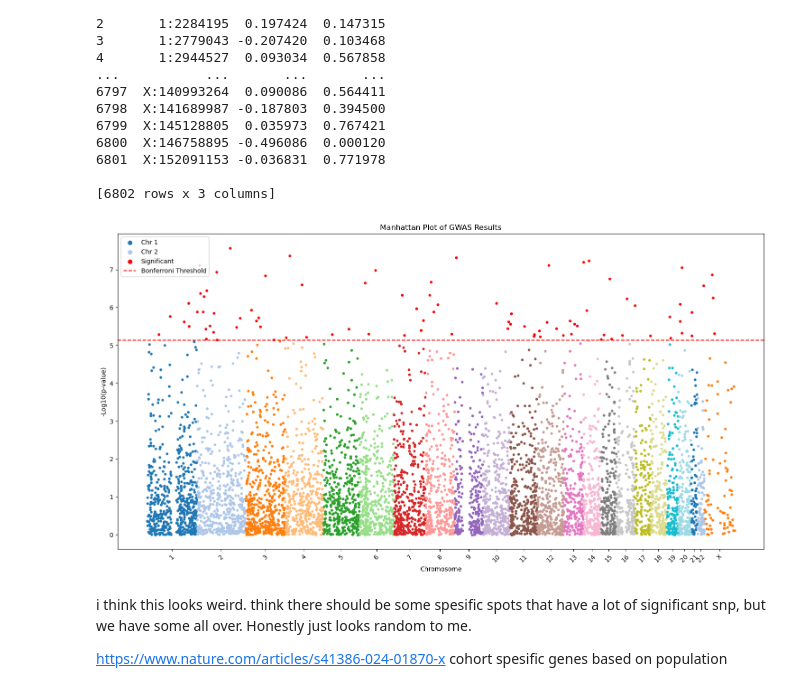
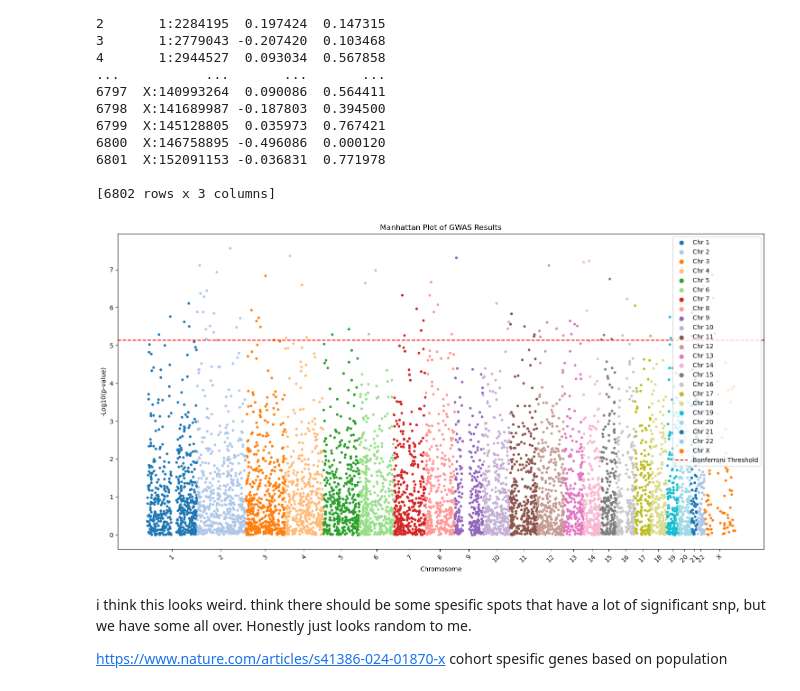
Before and after one commit to julsofpet/caffine_GWAS, a Jupyter notebook: analysis.ipynb, the cells around one changed output. Saved outputs shown, nothing was run; the diff lists cells and outputs as text; code cells hidden in the pictures.

```diff
--- a/analysis.ipynb
+++ b/analysis.ipynb
@@ -556,8 +511,6 @@ print(results_df)
 
 [6802 rows x 3 columns]
 # %%
-# Adjusted code to handle the structure of the user's `results_df`
-
 def preprocess_results_df(df):
     """
     Preprocess the results_df to extract chromosome and base pair position
@@ -567,9 +520,9 @@ def preprocess_results_df(df):
     df[['CHR', 'BP']] = df['VariantID'].str.split(':', expand=True)
     df['BP'] = df['BP'].astype(int)  # Ensure BP is numeric
 
-    # Map chromosomes to integers (X to 23, Y to 24 if present)
+    # Map chromosomes to integers (X to 23)
     chromosome_mapping = {str(i): i for i in range(1, 23)}  # Chromosomes 1-22
-    chromosome_mapping.update({'X': 23, 'Y': 24, 'MT': 25})  # Extend if needed
+    chromosome_mapping.update({'X': 23})
     df['CHR'] = df['CHR'].map(chromosome_mapping)  # Map CHR to integers
 
     # Calculate -log10(PValue)
@@ -607,57 +560,57 @@ def calculate_cumulative_bp(df):
     return df, chromosome_ticks, chromosome_labels
 
 
+
 def plot_manhattan(df, chromosome_ticks, chromosome_labels, bonferroni_threshold):
     plt.figure(figsize=(15, 8))
-    palette = sns.color_palette("tab20", n_colors=len(df['CHR'].unique()))
 
-    for i, chrom in enumerate(sorted(df['CHR'].unique())):
+    # Replace chromosome number 23 with "X" for proper naming
+    df['CHR'] = df['CHR'].replace({23: "X"})
+
+    # Sort chromosomes: numeric ones first, followed by "X" if present
+    unique_chromosomes = sorted(
+        df['CHR'].unique(),
+        key=lambda x: (int(x) if str(x).isdigit() else float('inf'), x)
+    )
+    palette = sns.color_palette("tab20", n_colors=len(unique_chromosomes))
+
+    for i, chrom in enumerate(unique_chromosomes):
         chrom_data = df[df['CHR'] == chrom]
         plt.scatter(
             chrom_data['cumulative_BP'],
             chrom_data['minus_log10_pvalue'],
             c=[palette[i]],
             s=10,
-            label=f'Chr {chrom}' if i < 2 else ""
+            label=f'Chr {chrom}'
         )
-
-    # Highlight significant points
-    significant = df['minus_log10_pvalue'] > bonferroni_threshold
-    plt.scatter(
-        df.loc[significant, 'cumulative_BP'],
-        df.loc[significant, 'minus_log10_pvalue'],
-        c='red',
-        s=10,
-        label='Significant'
-    )
 
     # Add Bonferroni threshold line
     plt.axhline(y=bonferroni_threshold, color='red', linestyle='--', label='Bonferroni Threshold')
 
     # Labels and ticks
     plt.xlabel('Chromosome')
     plt.ylabel('-Log10(p-value)')
     plt.title('Manhattan Plot of GWAS Results')
     plt.xticks(chromosome_ticks, chromosome_labels, rotation=45)
 
     # Unique legend
     handles, labels = plt.gca().get_legend_handles_labels()
     by_label = dict(zip(labels, handles))
     plt.legend(by_label.values(), by_label.keys(), markerscale=2)
 
     plt.tight_layout()
     plt.show()
 
-    # Calculate cumulative positions
+# Calculate cumulative positions
 results_df, ticks, labels = calculate_cumulative_bp(results_df)
 
 # Define Bonferroni threshold
 bonferroni_threshold = -np.log10(0.05 / len(results_df))
 
 # Plot Manhattan plot
 plot_manhattan(results_df, ticks, labels, bonferroni_threshold)
 # %% [output]
-[figure, old version]
+[figure, new version]
 # %% [markdown]
 i think this looks weird. think there  should be some spesific spots that have a lot of significant snp, but we have some all over. Honestly just looks random to me.
 
```
Also changed, not shown: parts of 16 cells of this notebook.
